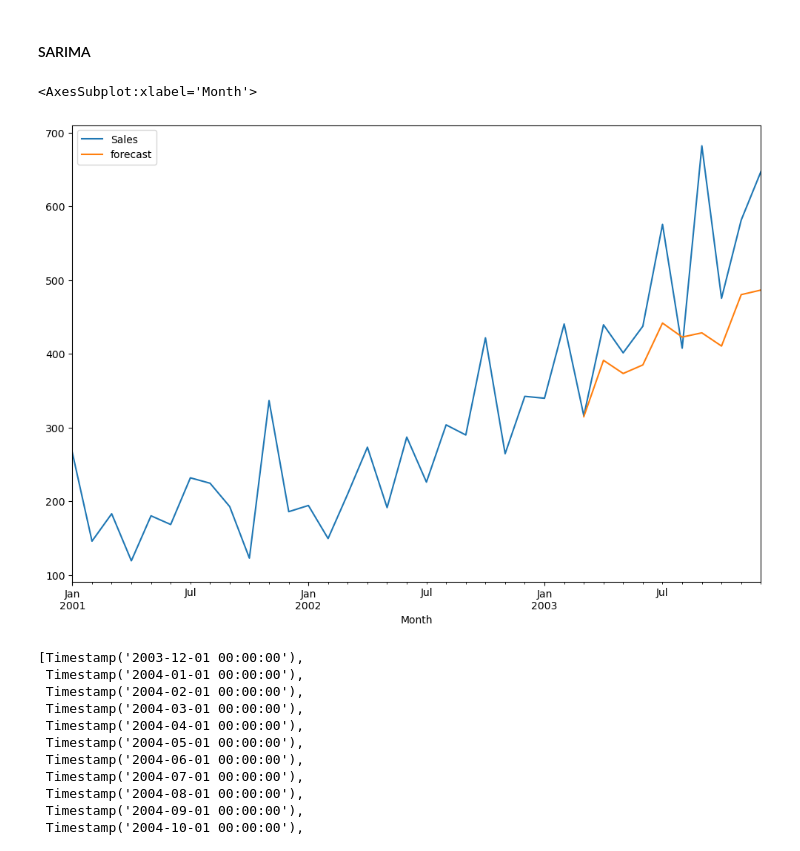
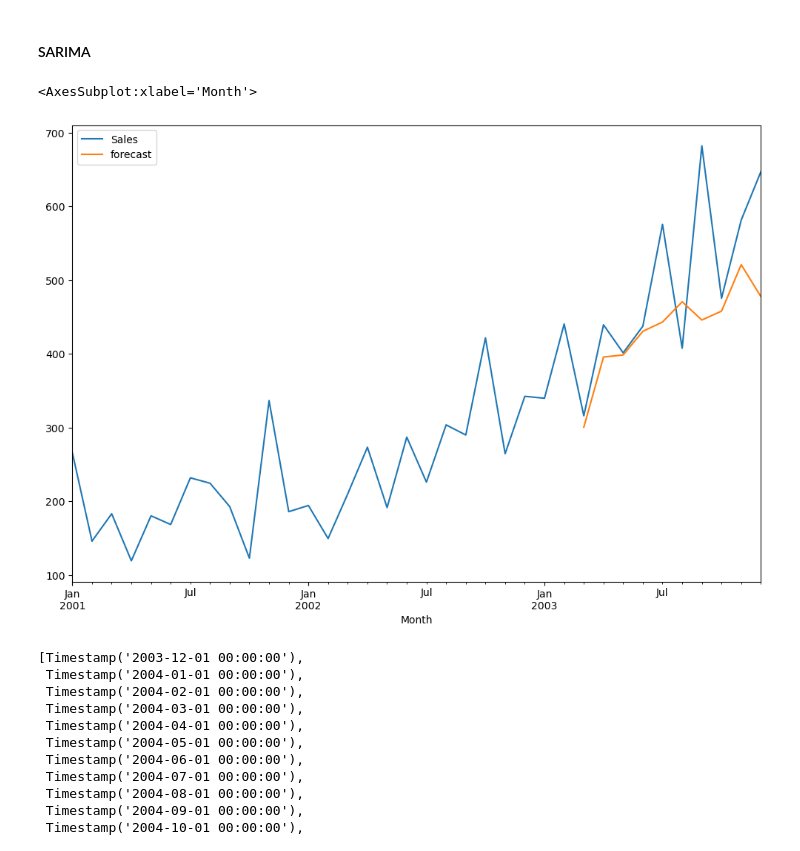
Before and after one commit to shiv0112/time_series_sales, a Jupyter notebook: notebooks/shampoo_time.ipynb, the cells around one changed output. Saved outputs shown, nothing was run; the diff lists cells and outputs as text; code cells hidden in the pictures.

```diff
--- a/notebooks/shampoo_time.ipynb
+++ b/notebooks/shampoo_time.ipynb
@@ -381,3 +387,0 @@ Warnings:
-# %%
-df['forecast']=model_fit.predict(start='2003-03-01',dynamic=True)
-df[['Sales','forecast']].plot(figsize=(12,8))
@@ -425,0 +450,4 @@ IndentationError: expected an indented block (893091981.py, line 2)
+# %%
+model=ARIMA(df['Sales'],order=(2,1,3)).fit()
+pred=model.predict(start='2003-05-01',end='2003-12-01',dynamic=True)
+np.sqrt(mean_squared_error(test['Sales'],pred))
@@ -425,0 +506,3 @@ IndentationError: expected an indented block (893091981.py, line 2)
+# %%
+df['forecast']=model.predict(start='2003-05-01',end='2003-12-01',dynamic=True)
+df[['Sales','forecast']].plot(figsize=(12,8))
@@ -426,14 +534,14 @@ IndentationError: expected an indented block (893091981.py, line 2)
 # %% [markdown]
 #### SARIMA
 # %%
-model=sm.tsa.statespace.SARIMAX(df['Sales'],order=(2, 1, 0),seasonal_order=(2,1,1,12))
+model=sm.tsa.statespace.SARIMAX(df['Sales'],order=(2, 1, 3),seasonal_order=(2,1,3,12))
 results=model.fit()
 # %%
-df['forecast']=results.predict(start="2003-03-01",dynamic=True)
+df['forecast']=results.predict(start="2003-03-01",end='2003-12-01',dynamic=True)
 df[['Sales','forecast']].plot(figsize=(12,8))
 # %% [output]
 <AxesSubplot:xlabel='Month'>
-[figure, old version]
+[figure, new version]
 # %%
 from pandas.tseries.offsets import DateOffset
 future_dates=[df.index[-1]+ DateOffset(months=x)for x in range(0,24)]
```
Also changed, not shown: parts of 36 cells of this notebook, 1 other file.
